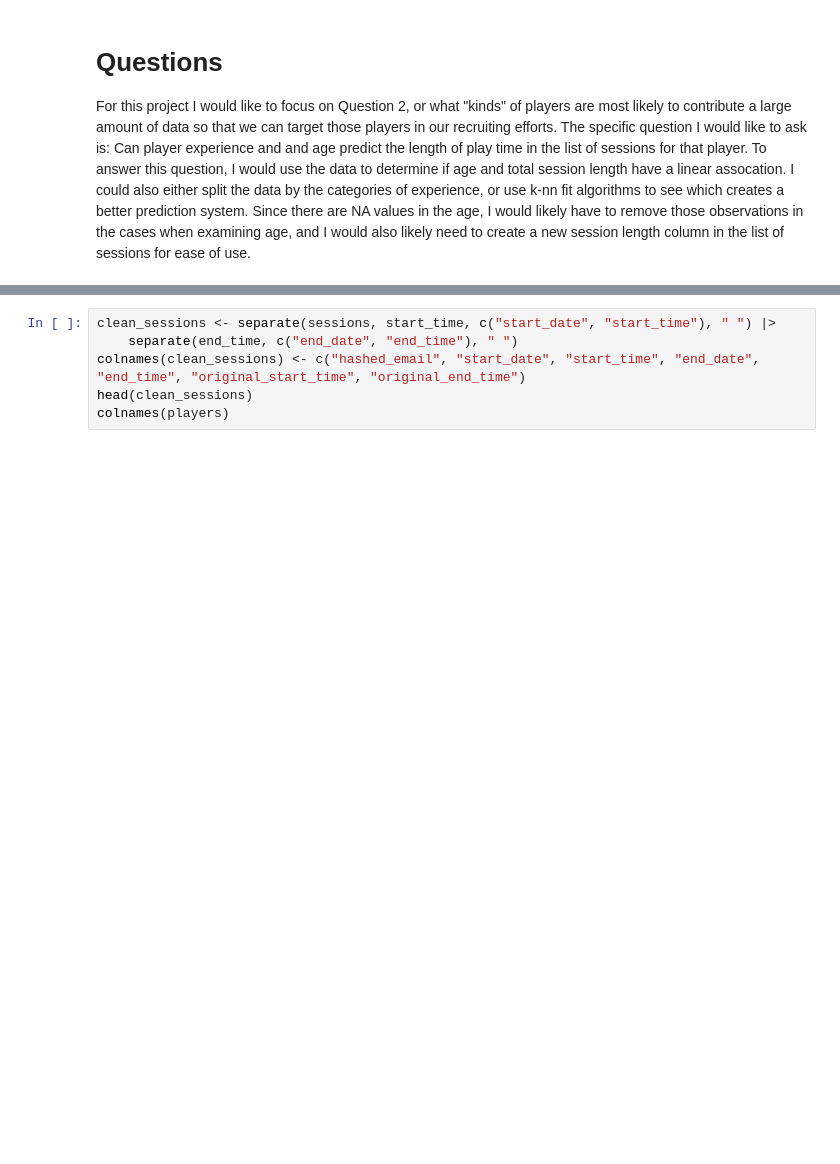
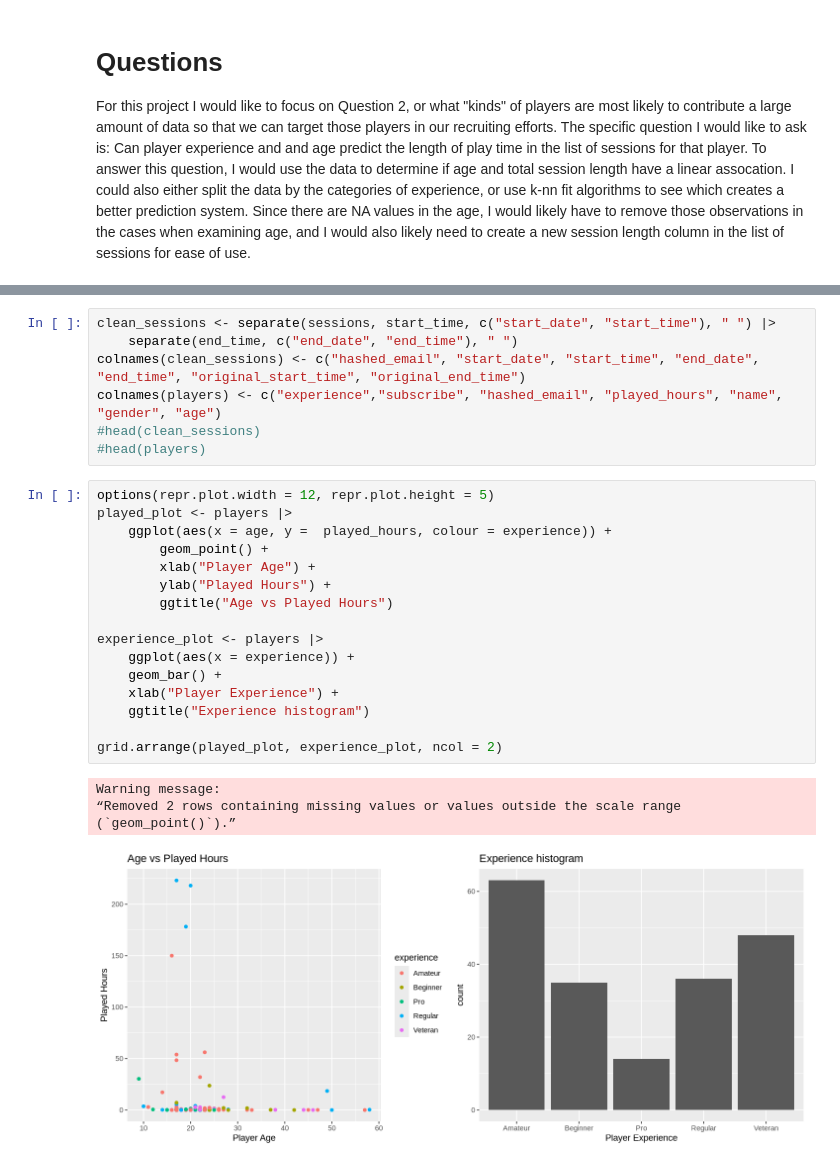
Before and after one commit to Boneclad84/DSC100proj, a Jupyter notebook: ProjectPlanningStage.ipynb, the cells around one changed output, grey strips where cells are left out. Saved outputs shown, nothing was run; the diff lists cells and outputs as text; blank space fills up the shorter version.

```diff
--- a/ProjectPlanningStage.ipynb
+++ b/ProjectPlanningStage.ipynb
@@ -45,5 +61,27 @@ sessions <- read_csv("sessions.csv")
 clean_sessions <- separate(sessions, start_time, c("start_date", "start_time"), " ") |>
     separate(end_time, c("end_date", "end_time"), " ")
 colnames(clean_sessions) <- c("hashed_email", "start_date", "start_time", "end_date", "end_time", "original_start_time", "original_end_time")
-head(clean_sessions)
-colnames(players)
+colnames(players) <- c("experience","subscribe", "hashed_email", "played_hours", "name", "gender", "age")
+#head(clean_sessions)
+#head(players)
+# %%
+options(repr.plot.width = 12, repr.plot.height = 5)
+played_plot <- players |>
+    ggplot(aes(x = age, y =  played_hours, colour = experience)) +
+        geom_point() +
+        xlab("Player Age") +
+        ylab("Played Hours") +
+        ggtitle("Age vs Played Hours")
+
+experience_plot <- players |>
+    ggplot(aes(x = experience)) +
+    geom_bar() +
+    xlab("Player Experience") +
+    ggtitle("Experience histogram")
+
+grid.arrange(played_plot, experience_plot, ncol = 2)
+# %% [output]
+Warning message:
+“Removed 2 rows containing missing values or values outside the scale range
+(`geom_point()`).”
+[figure, added]
```
Also changed, not shown: parts of 4 cells of this notebook.
